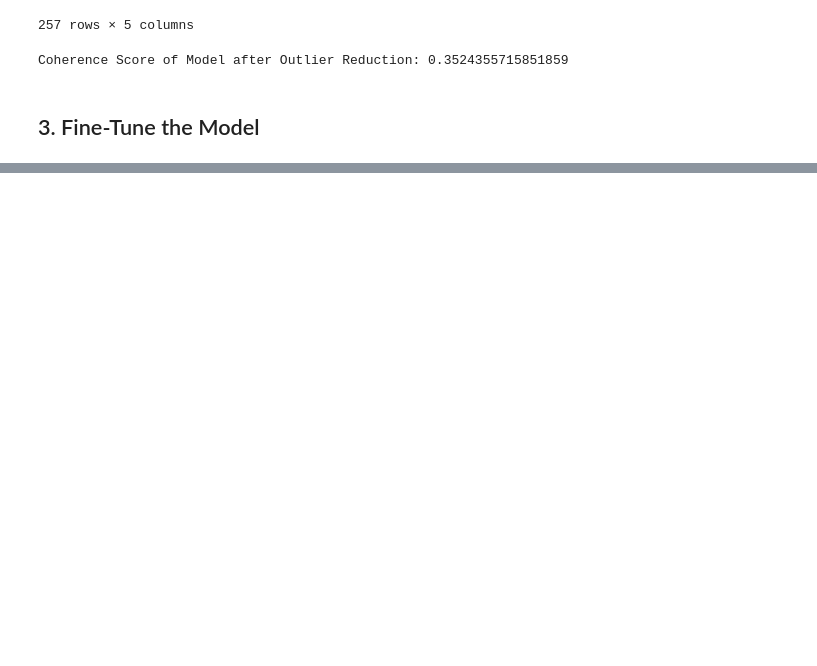
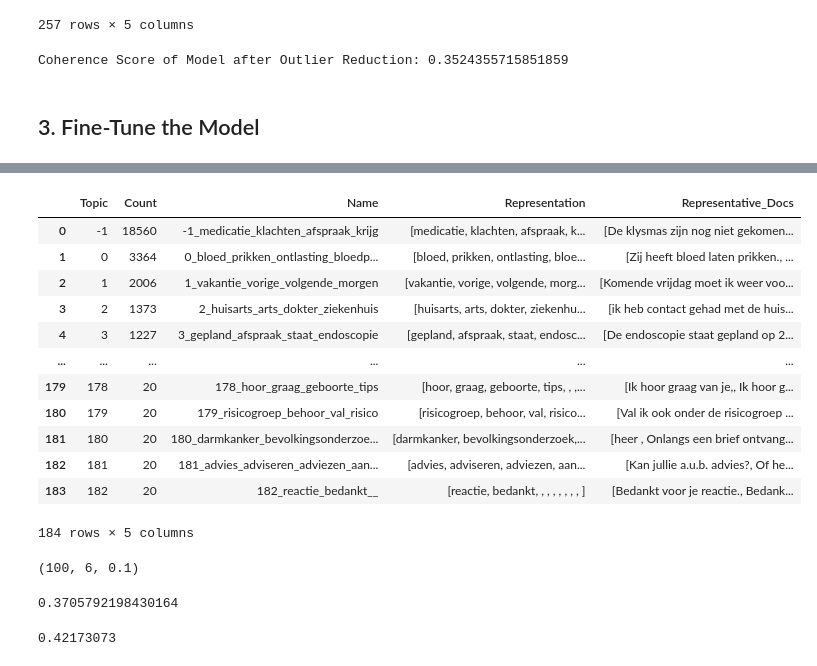
Before and after one commit to MaastrichtU-CDS/MyIBDcoachNLP, a Jupyter notebook: notebooks/analysis_of_sentences/sentencetransformer_new_input.ipynb, the cells around one changed output, grey strips where cells are left out. Saved outputs shown, nothing was run; the diff lists cells and outputs as text; code cells hidden in the pictures; blank space fills up the shorter version.

```diff
--- a/notebooks/analysis_of_sentences/sentencetransformer_new_input.ipynb
+++ b/notebooks/analysis_of_sentences/sentencetransformer_new_input.ipynb
@@ -346,0 +396,5 @@ KeyboardInterrupt:
+# %%
+# try another 20 iterations
+best_model, best_score, best_combination, untried_combinations = tune_bertopic_umap_random(embedding_model=embedding_model, vectorizer_model=vectorizer_model, embeddings=embeddings, sentences=sentences, n_iter=20, umap_combinations=untried_combinations)
+print("Best UMAP Parameters:", best_combination)
+print("Best Coherence Score:", best_score)
@@ -346,0 +446,26 @@ KeyboardInterrupt:
+# %%
+# check the topic info
+best_model.get_topic_info()
+# %% [output]
+|  | Topic | Count | Name | Representation | Representative_Docs |
+| 0 | -1 | 18560 | -1_medicatie_klachten_afspraak_krijg | [medicatie, klachten, afspraak, k... | [De klysmas zijn nog niet gekomen... |
+| 1 | 0 | 3364 | 0_bloed_prikken_ontlasting_bloedp... | [bloed, prikken, ontlasting, bloe... | [Zij heeft bloed laten prikken., ... |
+| 2 | 1 | 2006 | 1_vakantie_vorige_volgende_morgen | [vakantie, vorige, volgende, morg... | [Komende vrijdag moet ik weer voo... |
+| 3 | 2 | 1373 | 2_huisarts_arts_dokter_ziekenhuis | [huisarts, arts, dokter, ziekenhu... | [ik heb contact gehad met de huis... |
+| 4 | 3 | 1227 | 3_gepland_afspraak_staat_endoscopie | [gepland, afspraak, staat, endosc... | [De endoscopie staat gepland op 2... |
+| ... | ... | ... | ... | ... | ... |
+| 179 | 178 | 20 | 178_hoor_graag_geboorte_tips | [hoor, graag, geboorte, tips, , ,... | [Ik hoor graag van je,, Ik hoor g... |
+| 180 | 179 | 20 | 179_risicogroep_behoor_val_risico | [risicogroep, behoor, val, risico... | [Val ik ook onder de risicogroep ... |
+| 181 | 180 | 20 | 180_darmkanker_bevolkingsonderzoe... | [darmkanker, bevolkingsonderzoek,... | [heer , Onlangs een brief ontvang... |
+| 182 | 181 | 20 | 181_advies_adviseren_adviezen_aan... | [advies, adviseren, adviezen, aan... | [Kan jullie a.u.b. advies?, Of he... |
+| 183 | 182 | 20 | 182_reactie_bedankt__ | [reactie, bedankt, , , , , , , , ] | [Bedankt voor je reactie., Bedank... |
+184 rows × 5 columns
+# %%
+best_combination
+# %% [output]
+(100, 6, 0.1)
+# %%
+coherence_score = calculate_c_v(best_model)
+coherence_score
+# %% [output]
+0.3705792198430164
@@ -346,0 +476,21 @@ KeyboardInterrupt:
+# %%
+from sklearn.metrics import silhouette_score
+from sklearn.datasets import fetch_20newsgroups
+from sentence_transformers import SentenceTransformer
+from bertopic import BERTopic
+from umap import UMAP
+import numpy as np
+
+# try calculating the silouette score
+topics = best_model.topics_
+
+# Generate `X` and `labels` only for non-outlier topics (as they are technically not clusters)
+umap_embeddings = topic_model.umap_model.transform(embeddings)
+indices = [index for index, topic in enumerate(topics) if topic != -1]
+X = umap_embeddings[np.array(indices)]
+labels = [topic for index, topic in enumerate(topics) if topic != -1]
+
+# Calculate silhouette score
+silhouette_score(X, labels)
+# %% [output]
+0.42173073
```
Also changed, not shown: parts of 17 cells of this notebook, 2 other files.
